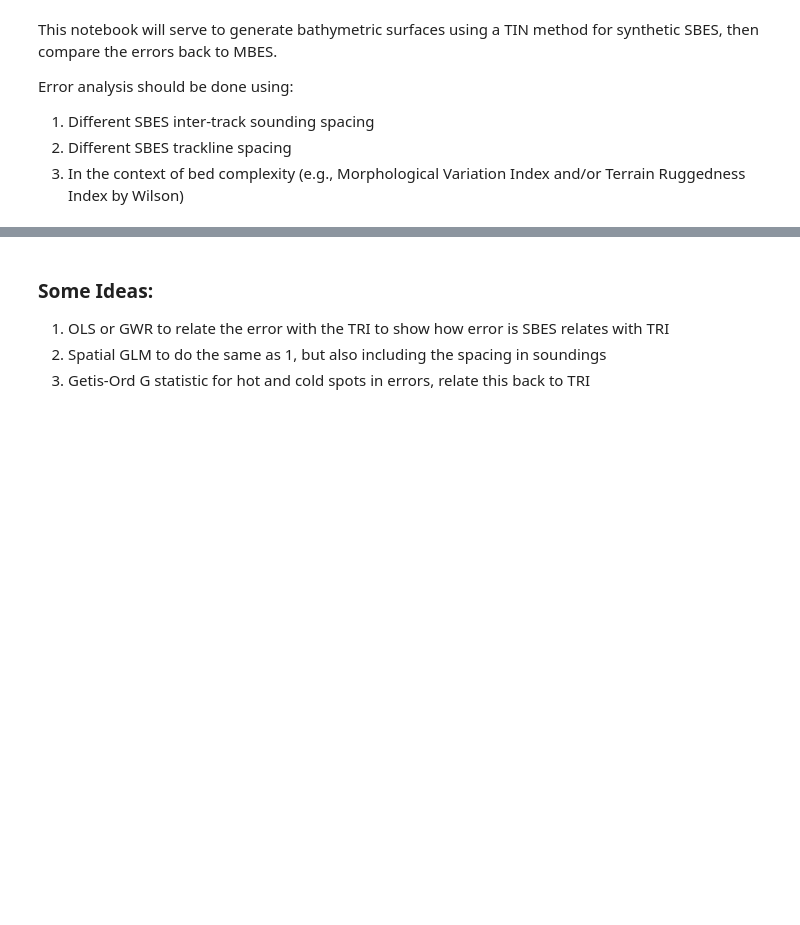
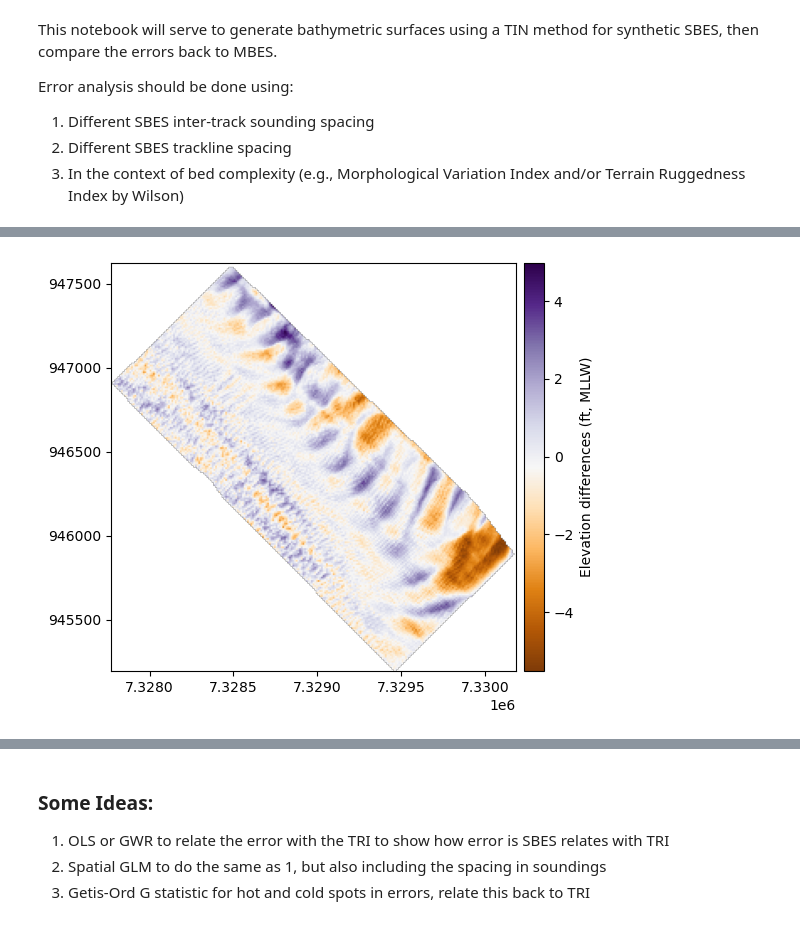
Before and after one commit to wc-caldwell/eHydroInterpolation, a Jupyter notebook: notebooks/SE2_TIN_error.ipynb, the cells around one changed output, grey strips where cells are left out. Saved outputs shown, nothing was run; the diff lists cells and outputs as text; code cells hidden in the pictures; blank space fills up the shorter version.

```diff
--- a/notebooks/SE2_TIN_error.ipynb
+++ b/notebooks/SE2_TIN_error.ipynb
@@ -159,0 +299,10 @@ v[0].plot(
+# %%
+ddbm=clipped_mbes_dbm - sbes_dbm.reproject(clipped_mbes_dbm)
+ddbm.plot(
+        cmap="PuOr",
+        vmin=float(ddbm.get_stats("min")),
+        vmax=float(ddbm.get_stats("max")),
+        cbar_title="Elevation differences (ft, MLLW)",
+)
+# %% [output]
+[figure, added]
```
Also changed, not shown: parts of 33 cells of this notebook, 12 other files.
